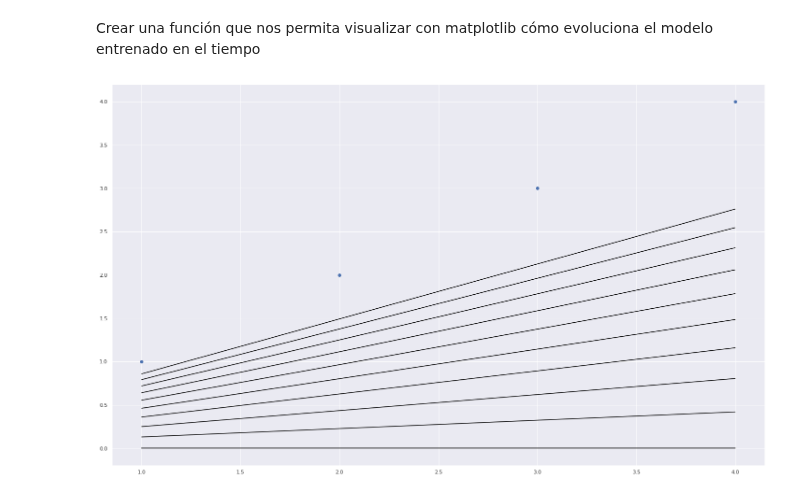
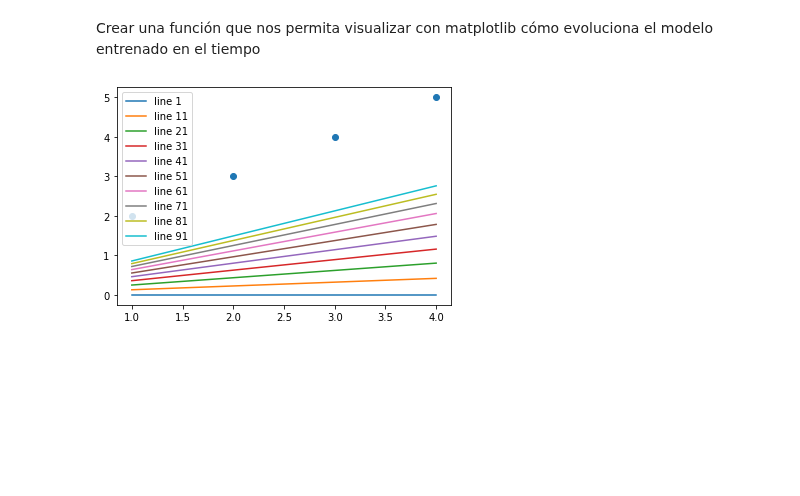
Before and after one commit to bhlr/Ciencia-de-Datos-en-Python-Seccion-U..., a Jupyter notebook: proyecto.ipynb, the cells around one changed output. Drawn from its saved outputs; the diff is of its cells as text; code cells hidden in the pictures; blank space fills up the shorter version.

```diff
--- a/proyecto.ipynb
+++ b/proyecto.ipynb
@@ -198,8 +198,8 @@ calcularError(np.array([1,2,3,4]),np.array([2,3,4,5]))
 
 def gradiente (y,yhat,x):
     return np.mean(np.hstack((yhat - y, yhat - y)) * x, axis = 0)[:, np.newaxis]
-y =np.array([[1],[2],[3],[4]])
-y =np.array([[1],[2],[3],[4]])
-yhat =np.array([[1.2],[2.3],[3.5],[4.8]])
-gradiente (y,yhat,x)
+x =np.array([[1],[2],[3],[4]])             #test
+y =np.array([[2],[3],[4],[5]])             #test
+yhat =np.array([[1.2],[2.3],[3.5],[4.8]])  #test
+gradiente (y,yhat,x)                       #test
 # %% [output]
@@ -254,10 +253,12 @@ Crear una función que nos permita visualizar con matplotlib cómo evoluciona el
 # %%
 def grafModel(datos,x,y,n=10):
     for i in range(1, len(datos), n):
       yhat = datos[i]['yhat']
-      plt.plot(x, yhat, color = 'black')
+      plt.plot(x, yhat,label='line {}'.format(i))
     plt.scatter(x, y)
+    plt.legend()
+
     plt.show()
 grafModel(modelo,x,y)  ## test
 # %% [output]
-[figure, old version]
+[figure, new version]
```
Also changed, not shown: parts of 18 cells of this notebook.
